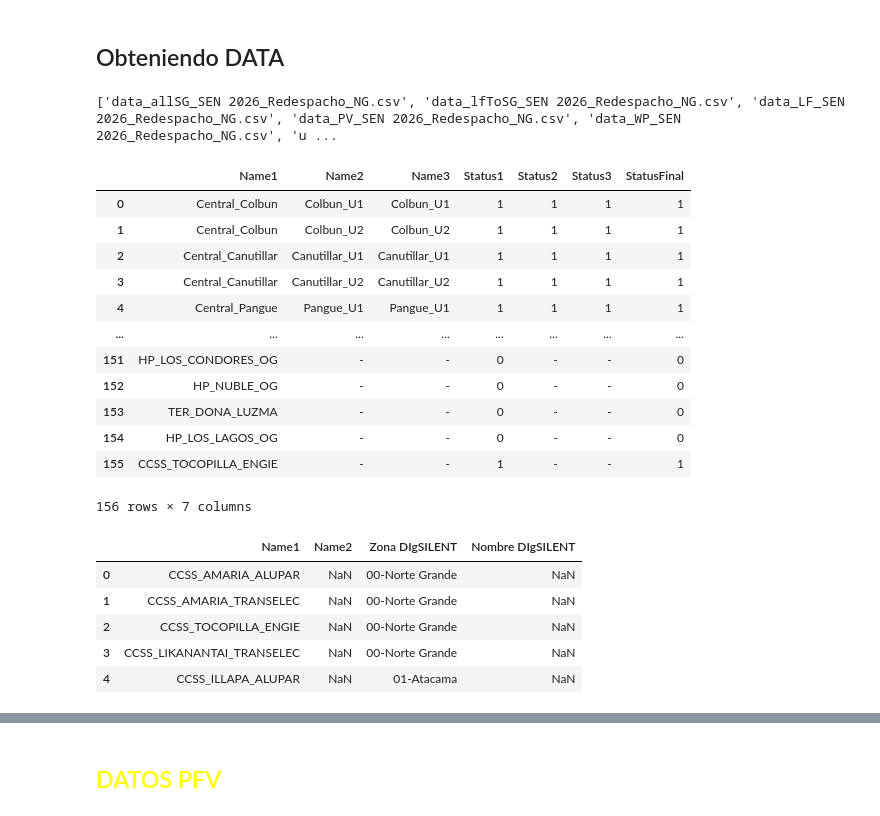
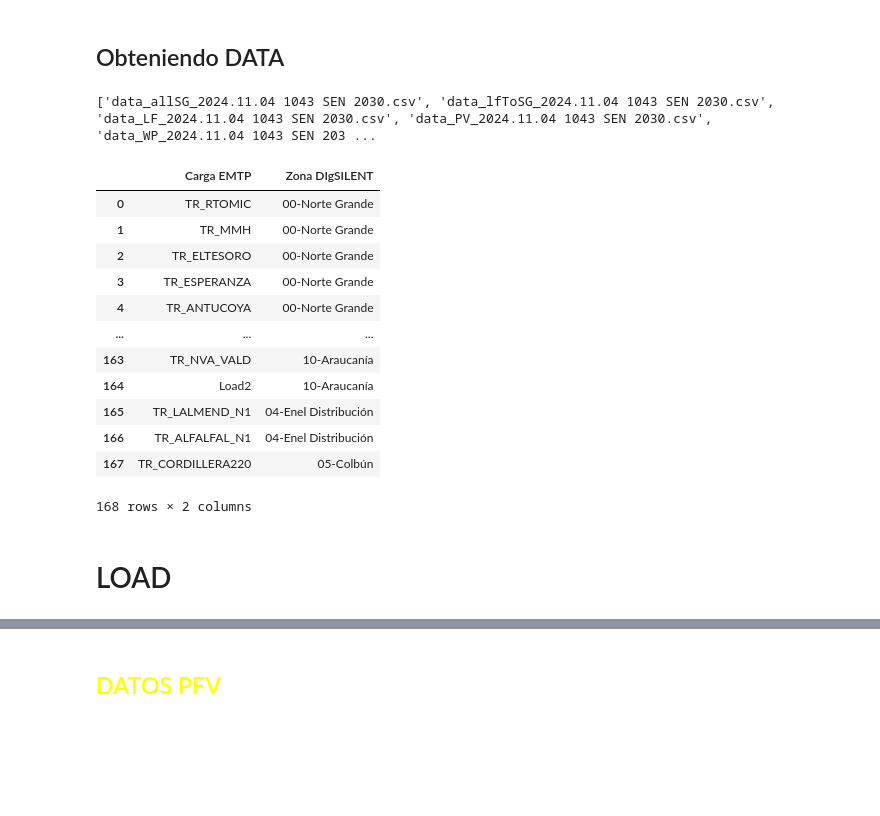
Before and after one commit to fabiMM94/Fabi_Casa_CEN, a Jupyter notebook: Data_code.ipynb, the cells around one changed output, grey strips where cells are left out. Drawn from its saved outputs; the diff is of its cells as text; code cells hidden in the pictures; blank space fills up the shorter version.

```diff
--- a/Data_code.ipynb
+++ b/Data_code.ipynb
@@ -36,6 +36,8 @@ def Zone_data(Hoja,type):
         columnas_deseadas = ['Name1', 'Name2','Zona DIgSILENT','Nombre DIgSILENT']
     elif type == "CCSS":
         columnas_deseadas = ['Name1', 'Name2','Zona DIgSILENT','Nombre DIgSILENT']
+    elif type =="Cargas":
+        columnas_deseadas = ['Carga EMTP','Zona DIgSILENT']
 
     # Filtra el DataFrame para que contenga solo las columnas deseadas
     dataframe_filtrado = data[columnas_deseadas]
@@ -190,7 +176,8 @@ Tabla_LF_GEN
 ## Obteniendo DATA
 # %%
 # version FABI
-carpeta = "Data/Data_NDespacho"
+#carpeta = "Data/Data_14oct"
+carpeta = "Data/2030/Data_2030_i0" #"Data/Data_2028_1"
 archivos = os.listdir(carpeta)
 print(archivos)
 
@@ -198,13 +185,13 @@ df_allSG_csv = [s for s in archivos if "data_allSG" in s]
 df_lfToSG_csv = [s for s in archivos if "data_lfToSG" in s]
 df_PV_csv = [s for s in archivos if "data_PV" in s]
 df_WP_csv = [s for s in archivos if "data_WP" in s]
-
+#df_Load_csv =  [s for s in archivos if "data_Load" in s]
 
 df_allSG  = pd.read_csv(carpeta+"/"+df_allSG_csv[0])
 df_lfToSG  = pd.read_csv(carpeta+"/"+df_lfToSG_csv[0])
 df_PV  = pd.read_csv(carpeta+"/"+df_PV_csv[0],encoding='latin1')
 df_WP  = pd.read_csv(carpeta+"/"+df_WP_csv[0])
-
+#df_Load =  pd.read_csv(carpeta+"/"+df_Load_csv[0])
 #data status
 df_pv_csv = [s for s in archivos if "uc_pv" in s]
 df_wp_csv = [s for s in archivos if "uc_wp" in s]
@@ -219,45 +206,41 @@ df_sg  = pd.read_csv(carpeta+"/"+df_sg_csv[0],encoding='latin1')
 ## ------------------- correcciones
 ## agrego ultimo CCSS al status
 df1 = pd.DataFrame({
-    'Name1': ["CCSS_TOCOPILLA_ENGIE"],
+    'Name1': ["CS_U15"],
     'Name2': ["-"],
     'Name3': ["-"],
     "Status1":	["1"],
     "Status2":	["-"],
     "Status3":	["-"],
-    "StatusFinal": 	["1"]
+    "StatusFinal": 	[1]
 })
-
+pd.set_option('display.max_rows', 160)
 df_sg = pd.concat([df_sg, df1], axis=0, ignore_index=True)
-df_sg
 # %% [output]
-['data_allSG_SEN 2026_Redespacho_NG.csv', 'data_lfToSG_SEN 2026_Redespacho_NG.csv', 'data_LF_SEN 2026_Redespacho_NG.csv', 'data_PV_SEN 2026_Redespacho_NG.csv', 'data_WP_SEN 2026_Redespacho_NG.csv', 'u ...
+['data_allSG_2024.11.04 1043 SEN 2030.csv', 'data_lfToSG_2024.11.04 1043 SEN 2030.csv', 'data_LF_2024.11.04 1043 SEN 2030.csv', 'data_PV_2024.11.04 1043 SEN 2030.csv', 'data_WP_2024.11.04 1043 SEN 203 ...
-|  | Name1 | Name2 | Name3 | Status1 | Status2 | Status3 | StatusFinal |
-| 0 | Central_Colbun | Colbun_U1 | Colbun_U1 | 1 | 1 | 1 | 1 |
-| 1 | Central_Colbun | Colbun_U2 | Colbun_U2 | 1 | 1 | 1 | 1 |
-| 2 | Central_Canutillar | Canutillar_U1 | Canutillar_U1 | 1 | 1 | 1 | 1 |
-| 3 | Central_Canutillar | Canutillar_U2 | Canutillar_U2 | 1 | 1 | 1 | 1 |
-| 4 | Central_Pangue | Pangue_U1 | Pangue_U1 | 1 | 1 | 1 | 1 |
-| ... | ... | ... | ... | ... | ... | ... | ... |
-| 151 | HP_LOS_CONDORES_OG | - | - | 0 | - | - | 0 |
-| 152 | HP_NUBLE_OG | - | - | 0 | - | - | 0 |
-| 153 | TER_DONA_LUZMA | - | - | 0 | - | - | 0 |
-| 154 | HP_LOS_LAGOS_OG | - | - | 0 | - | - | 0 |
-| 155 | CCSS_TOCOPILLA_ENGIE | - | - | 1 | - | - | 1 |
-156 rows × 7 columns
 # %%
 ##------------- zonas
 zone_data_WP=Zone_data("Static_WP","WP")
 zone_data_PV=Zone_data("Static_PV","PV")
 zone_data_SG=Zone_data("SG_UC","SG")
 
 zone_data_PMGD=Zone_data("PMGD","PMGD")
 zone_data_CCSS=Zone_data("CCSS","CCSS")
-zone_data_CCSS
+zone_data_Loads = Zone_data("Cargas","Cargas")
+zone_data_Loads
 # %% [output]
-|  | Name1 | Name2 | Zona DIgSILENT | Nombre DIgSILENT |
-| 0 | CCSS_AMARIA_ALUPAR | NaN | 00-Norte Grande | NaN |
-| 1 | CCSS_AMARIA_TRANSELEC | NaN | 00-Norte Grande | NaN |
-| 2 | CCSS_TOCOPILLA_ENGIE | NaN | 00-Norte Grande | NaN |
-| 3 | CCSS_LIKANANTAI_TRANSELEC | NaN | 00-Norte Grande | NaN |
-| 4 | CCSS_ILLAPA_ALUPAR | NaN | 01-Atacama | NaN |
+|  | Carga EMTP | Zona DIgSILENT |
+| 0 | TR_RTOMIC | 00-Norte Grande |
+| 1 | TR_MMH | 00-Norte Grande |
+| 2 | TR_ELTESORO | 00-Norte Grande |
+| 3 | TR_ESPERANZA | 00-Norte Grande |
+| 4 | TR_ANTUCOYA | 00-Norte Grande |
+| ... | ... | ... |
+| 163 | TR_NVA_VALD | 10-Araucanía |
+| 164 | Load2 | 10-Araucanía |
+| 165 | TR_LALMEND_N1 | 04-Enel Distribución |
+| 166 | TR_ALFALFAL_N1 | 04-Enel Distribución |
+| 167 | TR_CORDILLERA220 | 05-Colbún |
+168 rows × 2 columns
+# %% [markdown]
+# LOAD
```
Also changed, not shown: parts of 23 cells of this notebook, 47 other files.
